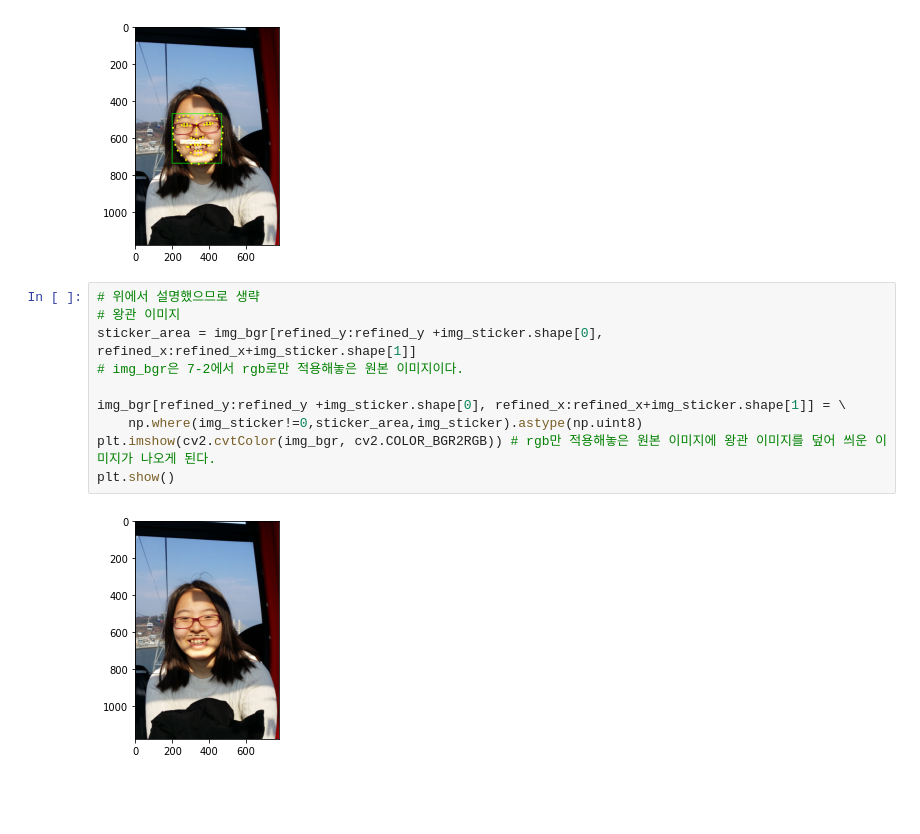
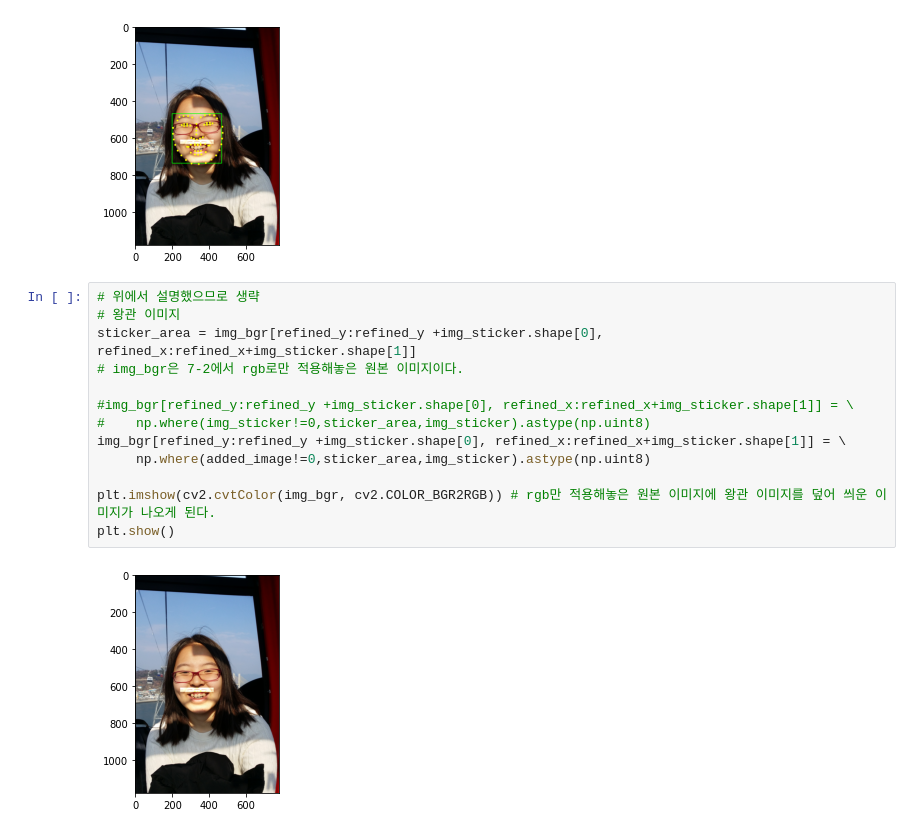
Before and after one commit to YSKIM-moya/AIFFEL_quest_rs, a Jupyter notebook: Exploration/Ex03/cat_sticker_addweight.ipynb, the cells around one changed output. Saved outputs shown, nothing was run; the diff lists cells and outputs as text; blank space fills up the shorter version.

Commit message:
cat sticker

```diff
--- a/Exploration/Ex03/cat_sticker_addweight.ipynb
+++ b/Exploration/Ex03/cat_sticker_addweight.ipynb
@@ -269,12 +269,15 @@ plt.show()
 # %%
 # 위에서 설명했으므로 생략
 # 왕관 이미지
 sticker_area = img_bgr[refined_y:refined_y +img_sticker.shape[0], refined_x:refined_x+img_sticker.shape[1]]
 # img_bgr은 7-2에서 rgb로만 적용해놓은 원본 이미지이다.
 
+#img_bgr[refined_y:refined_y +img_sticker.shape[0], refined_x:refined_x+img_sticker.shape[1]] = \
+#    np.where(img_sticker!=0,sticker_area,img_sticker).astype(np.uint8)
 img_bgr[refined_y:refined_y +img_sticker.shape[0], refined_x:refined_x+img_sticker.shape[1]] = \
-    np.where(img_sticker!=0,sticker_area,img_sticker).astype(np.uint8)
+     np.where(added_image!=0,sticker_area,img_sticker).astype(np.uint8)
+
 plt.imshow(cv2.cvtColor(img_bgr, cv2.COLOR_BGR2RGB)) # rgb만 적용해놓은 원본 이미지에 왕관 이미지를 덮어 씌운 이미지가 나오게 된다.
 plt.show()
 # %% [output]
-[figure, old version]
+[figure, new version]
```
